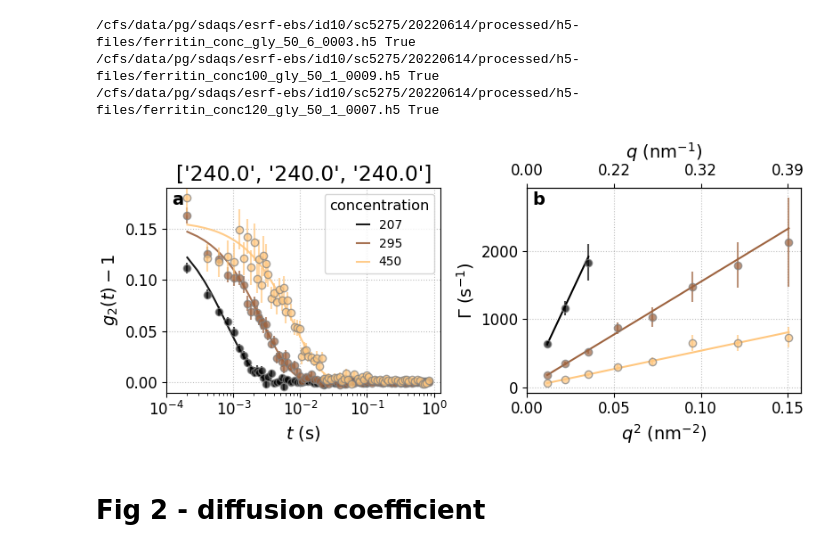
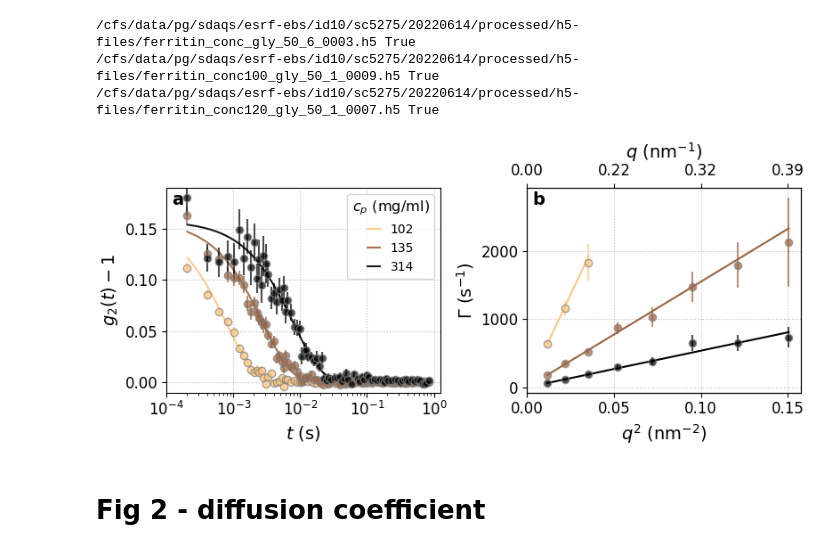
Before and after one commit to maddalenabin/id10-ferritin-2022, a Jupyter notebook: 01-notebooks/09-plots-for-paper.ipynb, the cells around one changed output. Saved outputs shown, nothing was run; the diff lists cells and outputs as text; code cells hidden in the pictures.

```diff
--- a/01-notebooks/09-plots-for-paper.ipynb
+++ b/01-notebooks/09-plots-for-paper.ipynb
@@ -321,7 +333,7 @@ for i, (datasetnumber,runname) in enumerate(zip(datasetnumbers_conc, runnames_co
 f, (a1,a3) = plt.subplots(1,2, figsize=(8,3.5), constrained_layout=True)
 ax2 = a3.twiny()
 
-col = plt.cm.copper(np.linspace(0,1,len(datasetnumbers_conc)))
+col = plt.cm.copper_r(np.linspace(0,1,len(datasetnumbers_conc)))
 qv_sel = 2
 tol = 1e-3
 
@@ -341,7 +353,7 @@ for i in range(len(datasetnumbers_conc)):
 
         if q==qv_sel:
             a1.errorbar(delays_conc[i,:], g2s_conc[i,q,:]-base, dg2s_conc[i,q,:], c=col[i],ls='', marker='o', ms=6, mec='gray', alpha=0.7)
-            a1.plot(xc, curve, c=col[i], ls='-', alpha=0.9, label=f'{concs_l[i]}')
+            a1.plot(xc, curve, c=col[i], ls='-', alpha=0.9, label=f'{labs[i]}')
 
     qs = qv[qv_min:qv_max:qstep]
     taus, dtaus = np.asarray(taus), np.asarray(dtaus)
@@ -353,38 +365,38 @@ for i in range(len(datasetnumbers_conc)):
     a3.plot(xc, curve, c=col[i], label=f'{Ds[0,i]:.2e}')
     a3.errorbar(qs[cond]**2, 1/taus[cond], dtaus[cond]/(taus[cond]**2), c=col[i], ls='', marker='o', ms=6, mec='gray', alpha=0.7)
 
-a1.legend(title='concentration', fontsize=10, bbox_to_anchor=[1,1], handlelength=1)
+a1.legend(title='$c_p$ (mg/ml)', fontsize=10, bbox_to_anchor=[1,1], handlelength=1)
 a1.set_xscale('log')
 a1.set_xlabel(r'$t$ (s)')
 a1.set_ylabel(r'$g_2(t)-1$')
 a1.set_yticks(np.arange(0,0.16,0.05))
 a1.set_ylim(-0.01,0.19)
 a1.set_xlim(1e-4,None)
 a1.tick_params(axis='both', which='minor')#, bottom=False)
 a1.tick_params(axis='both', which='major', labelsize=12)
 a1.tick_params(axis='both', which='minor', labelsize=10)
-a1.set_title(T_conc)
+# a1.set_title(T_conc)
 
 a3.set_xlabel(r'$q^2$ (nm$^{-2}$)')
 a3.set_ylabel(r'$\Gamma$ (s$^{-1}$)')
 a3.set_xticks(np.arange(0,0.16,0.05))
 a3.tick_params(axis='both', which='minor')#, bottom=False)
 a3.tick_params(axis='both', which='major', labelsize=12)
 a3.tick_params(axis='both', which='minor', labelsize=10)
 a1.text(0.02, 0.92, 'a', fontweight='bold', transform=a1.transAxes)
 a3.text(0.02, 0.92, 'b', fontweight='bold', transform=a3.transAxes)
 
 # top axis
 ax2.set_xlim(a3.get_xlim())
 ax2.set_xticks(np.arange(0,0.16,0.05))
 ax2.set_xticklabels([f"{x:.2f}" for x in np.sqrt(np.arange(0,0.16,0.05))])
 ax2.set_xlabel('$q$ (nm$^{-1}$)')
 ax2.grid(False)
 ax2.tick_params(axis='both', which='major', labelsize=12)
 ax2.tick_params(axis='both', which='minor', labelsize=10)
 # plt.savefig('../06-figs/g2s_concs.png', dpi=300)
 # %% [output]
-[figure, old version]
+[figure, new version]
 # %% [markdown]
 # Fig 2 - diffusion coefficient
 # %% [markdown]
```
Also changed, not shown: parts of 17 cells of this notebook, 2 other files.
